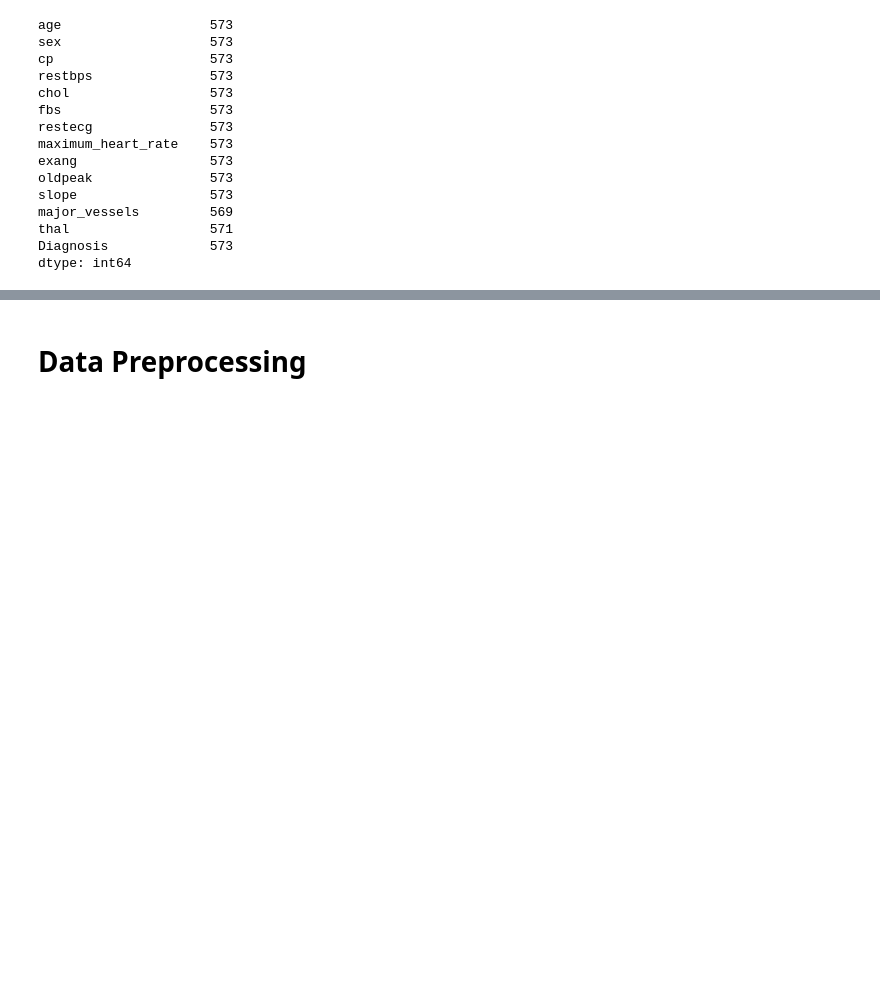
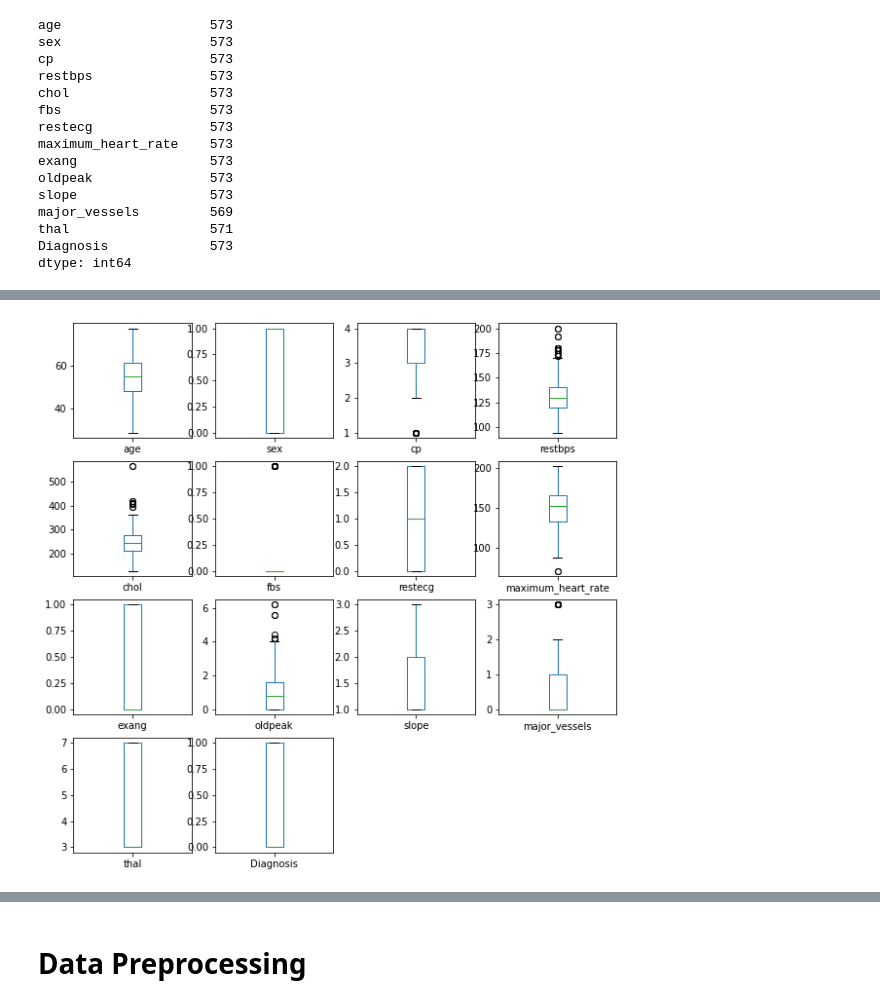
Before and after one commit to bikashk123/Predicting-heart-disease-using-ML, a Jupyter notebook: heart_disease_prediction(M.tech).ipynb, the cells around one changed output, grey strips where cells are left out. Cells and saved outputs as stored; diff of their text form; code cells hidden in the pictures; blank space fills up the shorter version.

```diff
--- a/heart_disease_prediction(M.tech).ipynb
+++ b/heart_disease_prediction(M.tech).ipynb
@@ -51,0 +70,5 @@ dtype: int64
+# %%
+data.plot(kind='box',subplots=True,figsize=(10,10),layout=(4,4))
+plt.show()
+# %% [output]
+[figure, added]
```
Also changed, not shown: parts of 133 cells of this notebook.
